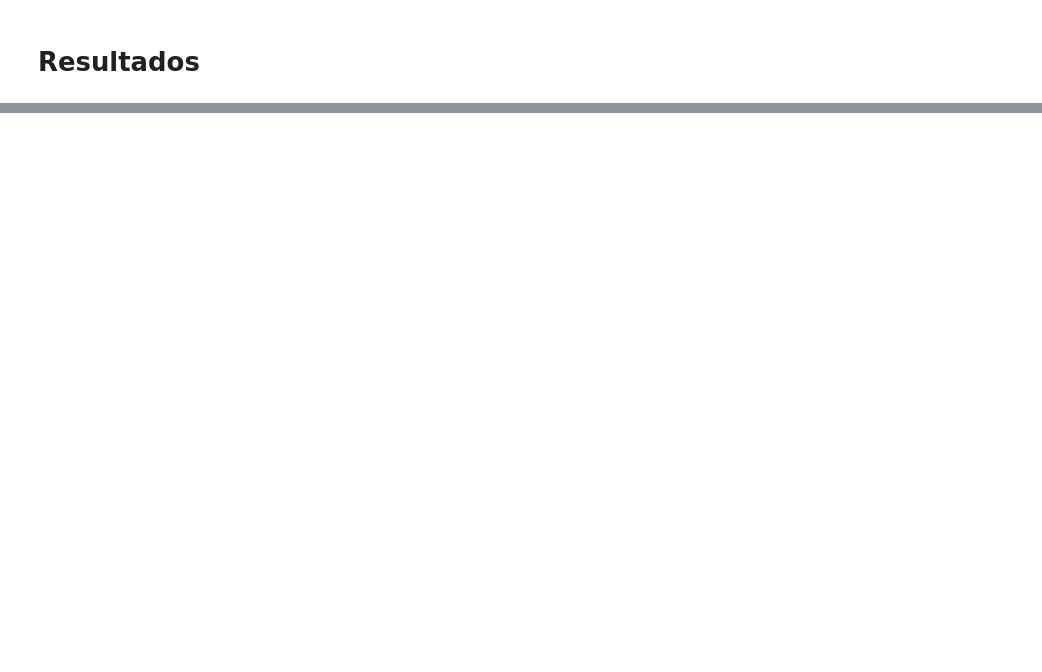
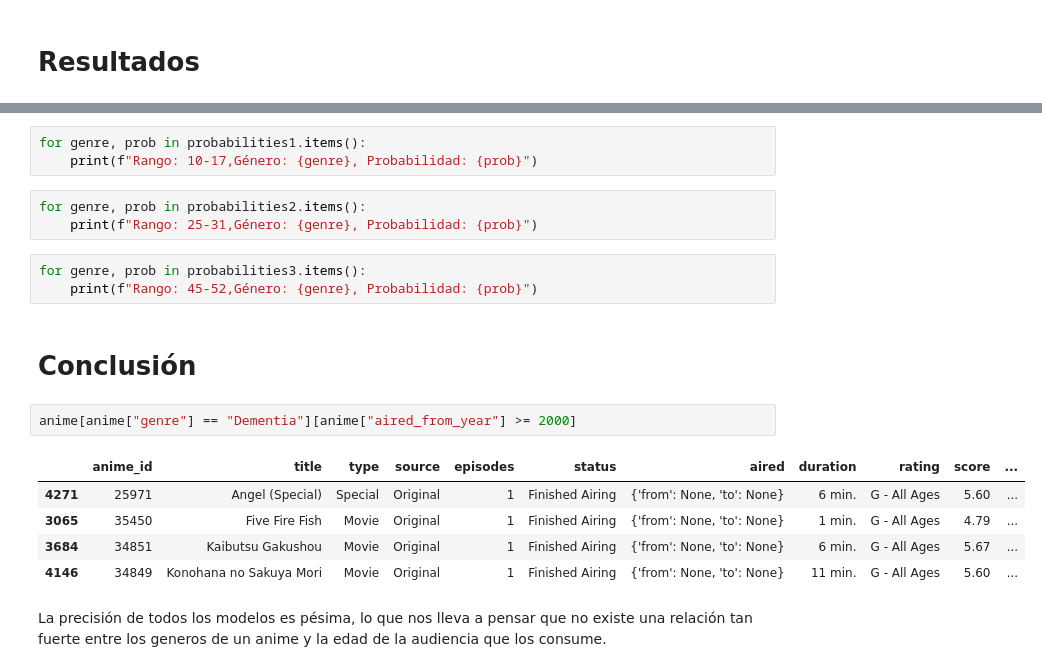
Before and after one commit to vaaaago/grupo5mineria, a Jupyter notebook: Hito_2_min_.ipynb, the cells around one changed output, grey strips where cells are left out. Cells and saved outputs as stored; diff of their text form; blank space fills up the shorter version.

```diff
--- a/Hito_2_min_.ipynb
+++ b/Hito_2_min_.ipynb
@@ -400,0 +759,21 @@ algoritmo 3
+# %%
+for genre, prob in probabilities1.items():
+    print(f"Rango: 10-17,Género: {genre}, Probabilidad: {prob}")
+# %%
+for genre, prob in probabilities2.items():
+    print(f"Rango: 25-31,Género: {genre}, Probabilidad: {prob}")
+# %%
+for genre, prob in probabilities3.items():
+    print(f"Rango: 45-52,Género: {genre}, Probabilidad: {prob}")
+# %% [markdown]
+# Conclusión
+# %%
+anime[anime["genre"] == "Dementia"][anime["aired_from_year"] >= 2000]
+# %% [output]
+|  | anime_id | title | type | source | episodes | status | aired | duration | rating | score | ... |
+| 4271 | 25971 | Angel (Special) | Special | Original | 1 | Finished Airing | {'from': None, 'to': None} | 6 min. | G - All Ages | 5.60 | ... |
+| 3065 | 35450 | Five Fire Fish | Movie | Original | 1 | Finished Airing | {'from': None, 'to': None} | 1 min. | G - All Ages | 4.79 | ... |
+| 3684 | 34851 | Kaibutsu Gakushou | Movie | Original | 1 | Finished Airing | {'from': None, 'to': None} | 6 min. | G - All Ages | 5.67 | ... |
+| 4146 | 34849 | Konohana no Sakuya Mori | Movie | Original | 1 | Finished Airing | {'from': None, 'to': None} | 11 min. | G - All Ages | 5.60 | ... |
+# %% [markdown]
+La precisión de todos los modelos es pésima, lo que nos lleva a pensar que no existe una relación tan fuerte entre los generos de un anime y la edad de la audiencia que los consume.
```
Also changed, not shown: parts of 42 cells of this notebook, 1 other file.
